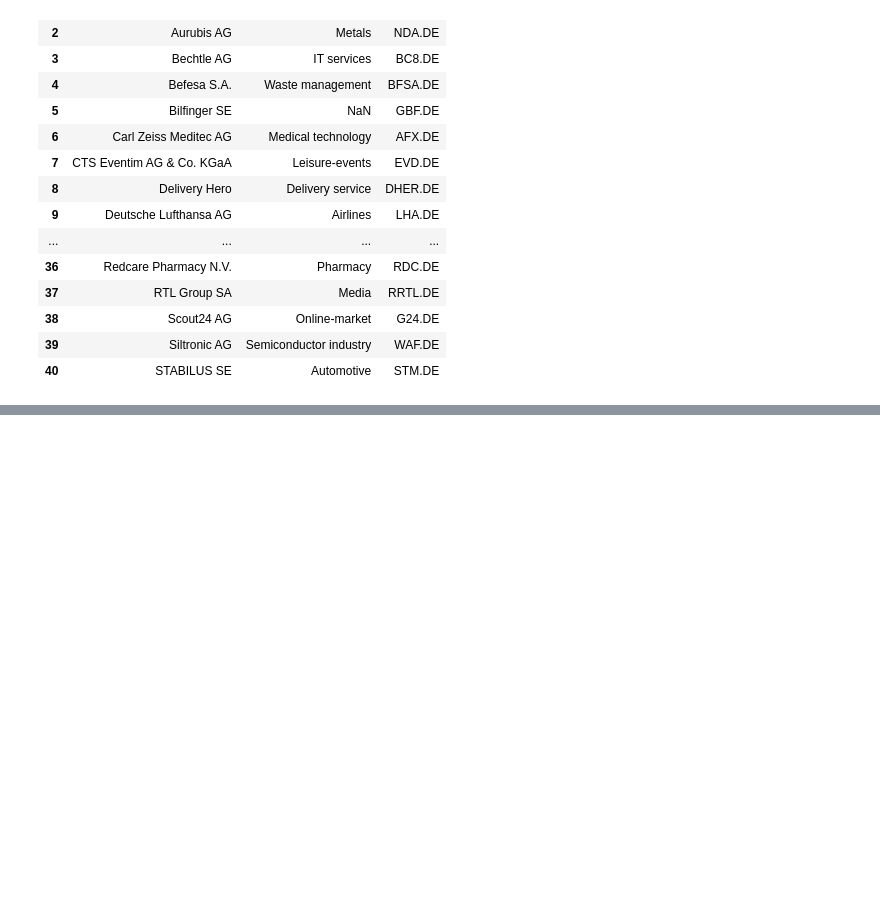
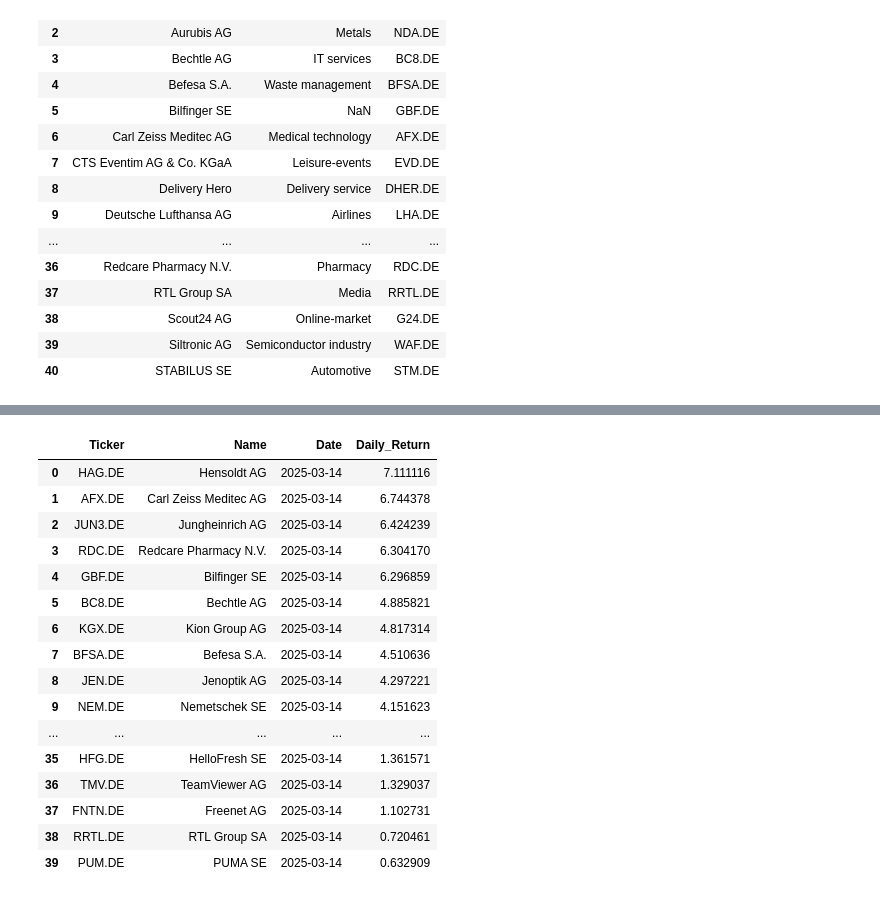
Before and after one commit to alfonrodrisimon/Stock-Market-Finance-Python, a Jupyter notebook: notebooks/DaxMidcap-notebook.ipynb, the cells around one changed output, grey strips where cells are left out. Drawn from its saved outputs; the diff is of its cells as text; code cells hidden in the pictures; blank space fills up the shorter version.

Commit message:
Added Daily Returns

```diff
--- a/notebooks/DaxMidcap-notebook.ipynb
+++ b/notebooks/DaxMidcap-notebook.ipynb
@@ -328,0 +329,32 @@ cum.sort_values(by=['Cummulative_Return'],ignore_index=True, ascending=False).he
+# %%
+# Create also table of daily returns
+list = []
+
+for stock in tqdm(index_list):
+    f = os.path.join("../input",stock)
+    df = pd.read_csv(f+".csv",index_col="Date",parse_dates=True)
+    df['Daily_Return'] = daily_return(df["Adj Close"].loc[year])
+    list.append([df.loc[year].tail(1).index.item(),stock.split('.csv')[0],df["Daily_Return"].loc[year].iloc[-1]])
+
+
+cum = pd.DataFrame(list, columns=['Date','Ticker','Daily_Return'])
+cum = wiki[['Ticker','Name']].merge(cum,on='Ticker')
+cum.sort_values(by=['Daily_Return'],ignore_index=True, ascending=False).head(40)
+# %% [output]
+|  | Ticker | Name | Date | Daily_Return |
+| 0 | HAG.DE | Hensoldt AG | 2025-03-14 | 7.111116 |
+| 1 | AFX.DE | Carl Zeiss Meditec AG | 2025-03-14 | 6.744378 |
+| 2 | JUN3.DE | Jungheinrich AG | 2025-03-14 | 6.424239 |
+| 3 | RDC.DE | Redcare Pharmacy N.V. | 2025-03-14 | 6.304170 |
+| 4 | GBF.DE | Bilfinger SE | 2025-03-14 | 6.296859 |
+| 5 | BC8.DE | Bechtle AG | 2025-03-14 | 4.885821 |
+| 6 | KGX.DE | Kion Group AG | 2025-03-14 | 4.817314 |
+| 7 | BFSA.DE | Befesa S.A. | 2025-03-14 | 4.510636 |
+| 8 | JEN.DE | Jenoptik AG | 2025-03-14 | 4.297221 |
+| 9 | NEM.DE | Nemetschek SE | 2025-03-14 | 4.151623 |
+| ... | ... | ... | ... | ... |
+| 35 | HFG.DE | HelloFresh SE | 2025-03-14 | 1.361571 |
+| 36 | TMV.DE | TeamViewer AG | 2025-03-14 | 1.329037 |
+| 37 | FNTN.DE | Freenet AG | 2025-03-14 | 1.102731 |
+| 38 | RRTL.DE | RTL Group SA | 2025-03-14 | 0.720461 |
+| 39 | PUM.DE | PUMA SE | 2025-03-14 | 0.632909 |
```
Also changed, not shown: parts of 4 cells of this notebook, 9 other files.
